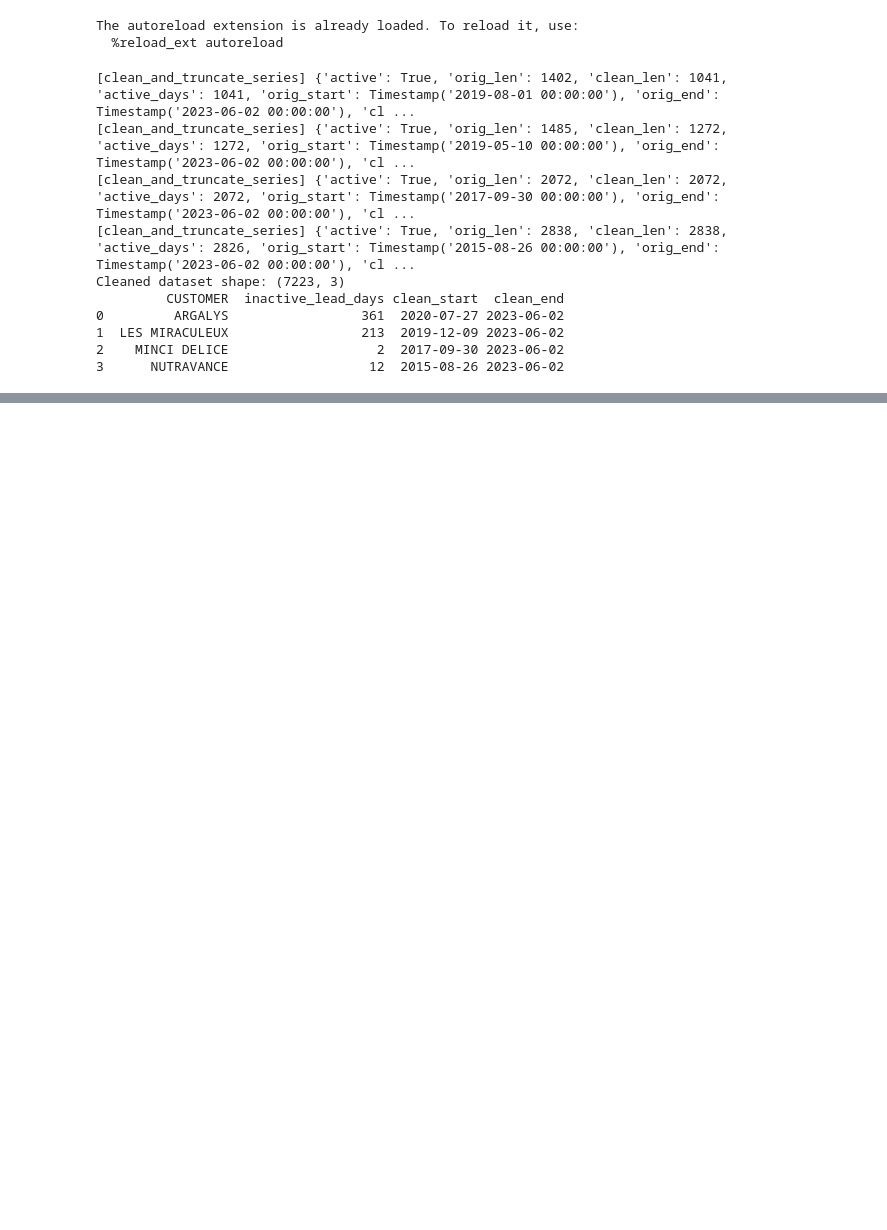
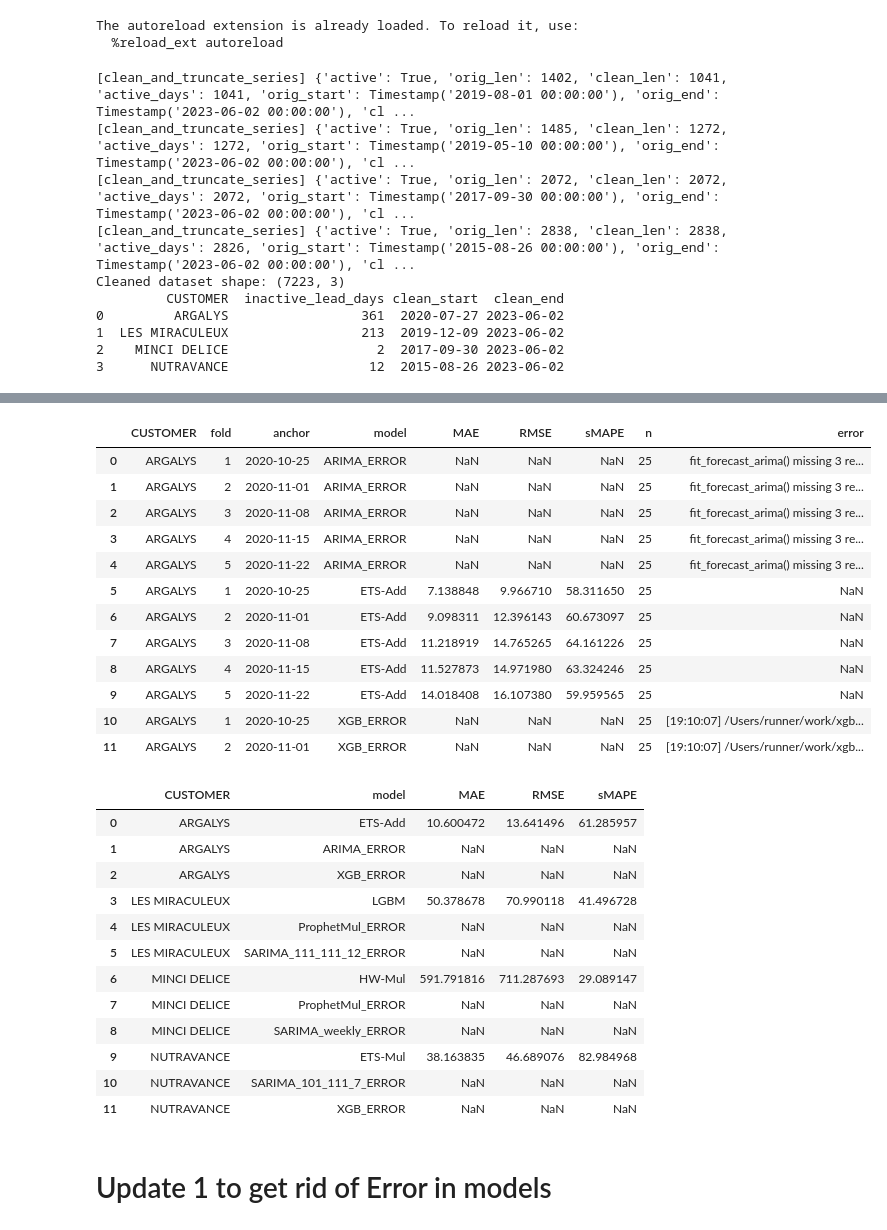
Before and after one commit to Mr-Saab-29/alki-forecast, a Jupyter notebook: notebooks/03_model_experiments/model_exp.ipynb, the cells around one changed output, grey strips where cells are left out. Saved outputs shown, nothing was run; the diff lists cells and outputs as text; code cells hidden in the pictures; blank space fills up the shorter version.

Commit message:
baseline and Individual customer modelling - Need to implement feature strategy for classical models and ML models

```diff
--- a/notebooks/03_model_experiments/model_exp.ipynb
+++ b/notebooks/03_model_experiments/model_exp.ipynb
@@ -172,0 +110,23 @@ display(per_customer_mean)
+# %%
+per_fold, summary = run_candidates_per_customer(
+    df_clean,
+    model_matrix_path="configs/model_matrix.yaml",
+    n_folds=5,
+    window_type="expanding",
+    step_days=7,
+    horizon_days=25,
+    gap_days=0,
+    max_lag=30,
+    roll_windows=[7,14,30],
+    holiday_country="FR",
+    holiday_subdiv_map=None,
+    holiday_window=3,
+    trim_by_history=True,
+    dropna_mode="none",
+    out_dir="outputs/cv/candidates",
+    save_csv=True,
+)
+
+display(per_fold.head(12))
+display(summary)
+# %% [output]
@@ -172,0 +150,28 @@ display(per_customer_mean)
+|  | CUSTOMER | fold | anchor | model | MAE | RMSE | sMAPE | n | error |
+| 0 | ARGALYS | 1 | 2020-10-25 | ARIMA_ERROR | NaN | NaN | NaN | 25 | fit_forecast_arima() missing 3 re... |
+| 1 | ARGALYS | 2 | 2020-11-01 | ARIMA_ERROR | NaN | NaN | NaN | 25 | fit_forecast_arima() missing 3 re... |
+| 2 | ARGALYS | 3 | 2020-11-08 | ARIMA_ERROR | NaN | NaN | NaN | 25 | fit_forecast_arima() missing 3 re... |
+| 3 | ARGALYS | 4 | 2020-11-15 | ARIMA_ERROR | NaN | NaN | NaN | 25 | fit_forecast_arima() missing 3 re... |
+| 4 | ARGALYS | 5 | 2020-11-22 | ARIMA_ERROR | NaN | NaN | NaN | 25 | fit_forecast_arima() missing 3 re... |
+| 5 | ARGALYS | 1 | 2020-10-25 | ETS-Add | 7.138848 | 9.966710 | 58.311650 | 25 | NaN |
+| 6 | ARGALYS | 2 | 2020-11-01 | ETS-Add | 9.098311 | 12.396143 | 60.673097 | 25 | NaN |
+| 7 | ARGALYS | 3 | 2020-11-08 | ETS-Add | 11.218919 | 14.765265 | 64.161226 | 25 | NaN |
+| 8 | ARGALYS | 4 | 2020-11-15 | ETS-Add | 11.527873 | 14.971980 | 63.324246 | 25 | NaN |
+| 9 | ARGALYS | 5 | 2020-11-22 | ETS-Add | 14.018408 | 16.107380 | 59.959565 | 25 | NaN |
+| 10 | ARGALYS | 1 | 2020-10-25 | XGB_ERROR | NaN | NaN | NaN | 25 | [19:10:07] /Users/runner/work/xgb... |
+| 11 | ARGALYS | 2 | 2020-11-01 | XGB_ERROR | NaN | NaN | NaN | 25 | [19:10:07] /Users/runner/work/xgb... |
+|  | CUSTOMER | model | MAE | RMSE | sMAPE |
+| 0 | ARGALYS | ETS-Add | 10.600472 | 13.641496 | 61.285957 |
+| 1 | ARGALYS | ARIMA_ERROR | NaN | NaN | NaN |
+| 2 | ARGALYS | XGB_ERROR | NaN | NaN | NaN |
+| 3 | LES MIRACULEUX | LGBM | 50.378678 | 70.990118 | 41.496728 |
+| 4 | LES MIRACULEUX | ProphetMul_ERROR | NaN | NaN | NaN |
+| 5 | LES MIRACULEUX | SARIMA_111_111_12_ERROR | NaN | NaN | NaN |
+| 6 | MINCI DELICE | HW-Mul | 591.791816 | 711.287693 | 29.089147 |
+| 7 | MINCI DELICE | ProphetMul_ERROR | NaN | NaN | NaN |
+| 8 | MINCI DELICE | SARIMA_weekly_ERROR | NaN | NaN | NaN |
+| 9 | NUTRAVANCE | ETS-Mul | 38.163835 | 46.689076 | 82.984968 |
+| 10 | NUTRAVANCE | SARIMA_101_111_7_ERROR | NaN | NaN | NaN |
+| 11 | NUTRAVANCE | XGB_ERROR | NaN | NaN | NaN |
+# %% [markdown]
+# Update 1 to get rid of Error in models
```
Also changed, not shown: parts of 8 cells of this notebook, 10 other files.
